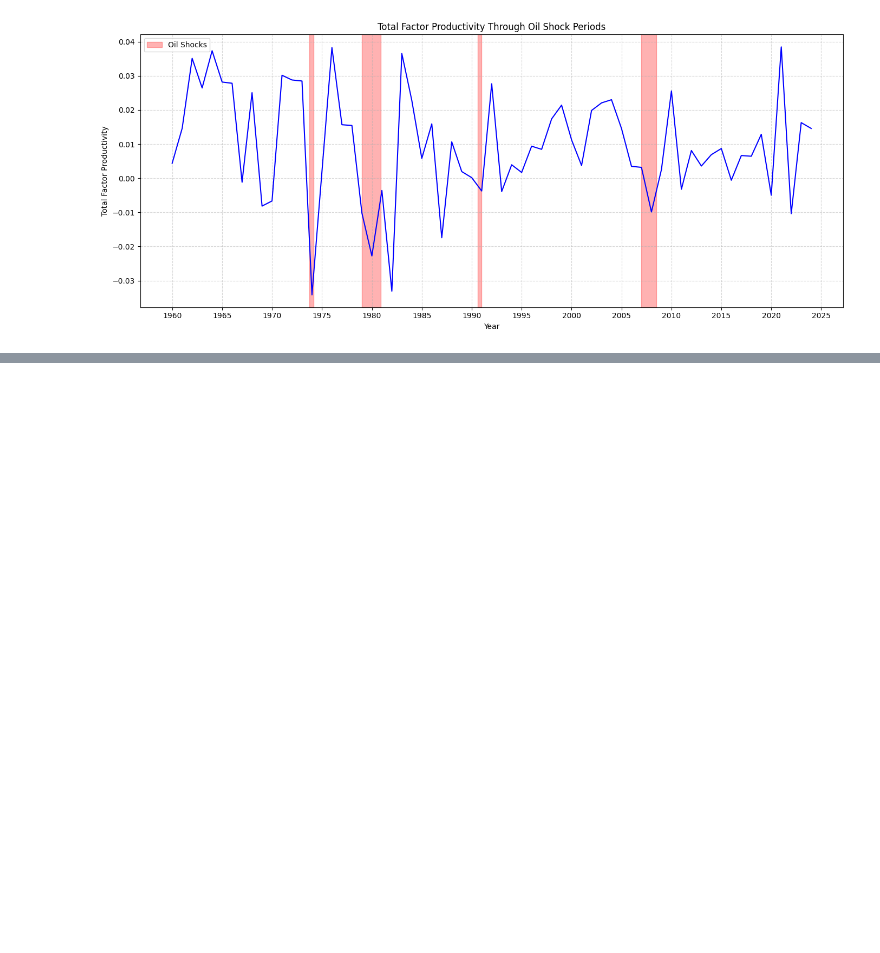
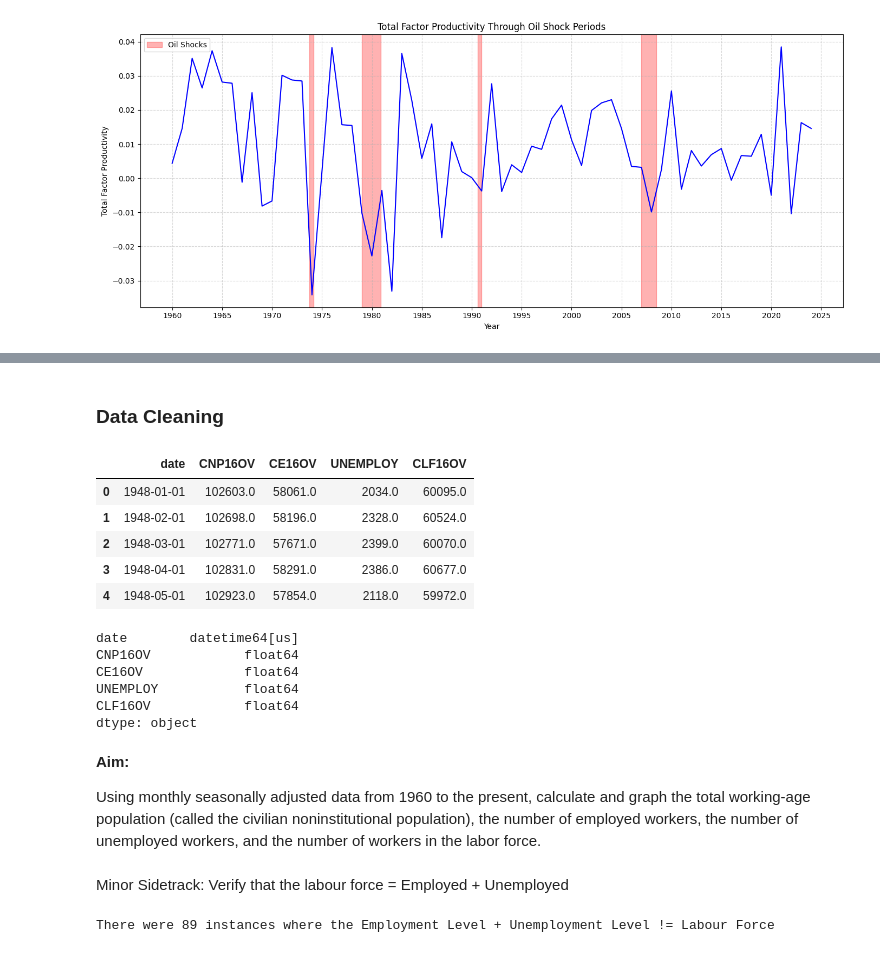
Before and after one commit to ChowchowWorks/Macroeconomics, a Jupyter notebook: src/labour_market.ipynb, the cells around one changed output, grey strips where cells are left out. Cells and saved outputs as stored; diff of their text form; code cells hidden in the pictures; blank space fills up the shorter version.

```diff
--- a/src/labour_market.ipynb
+++ b/src/labour_market.ipynb
@@ -259,0 +264,8 @@ plt.show()
+# %%
+civi_noninsti_pop = pd.read_csv("../data/CNP16OV.csv", header= 0, names= ['date', "CNP16OV"])
+
+employment_level = pd.read_csv("../data/CE16OV.csv", header= 0, names= ['date', 'CE16OV'])
+
+unemployment_level = pd.read_csv("../data/UNEMPLOY.csv", header= 0, names= ['date', 'UNEMPLOY'])
+
+labour_force = pd.read_csv("../data/CLF16OV.csv", header= 0, names= ['date', 'CLF16OV'])
@@ -259,0 +321,40 @@ plt.show()
+# %% [markdown]
+### Data Cleaning
+# %%
+labour_statistics = pd.concat([civi_noninsti_pop, employment_level[['CE16OV']], unemployment_level[['UNEMPLOY']], labour_force[['CLF16OV']]], axis= 1)
+
+## inner join specified since the data is continuous and there should not be any missing values
+
+labour_statistics.head()
+# %% [output]
+|  | date | CNP16OV | CE16OV | UNEMPLOY | CLF16OV |
+| 0 | 1948-01-01 | 102603.0 | 58061.0 | 2034.0 | 60095.0 |
+| 1 | 1948-02-01 | 102698.0 | 58196.0 | 2328.0 | 60524.0 |
+| 2 | 1948-03-01 | 102771.0 | 57671.0 | 2399.0 | 60070.0 |
+| 3 | 1948-04-01 | 102831.0 | 58291.0 | 2386.0 | 60677.0 |
+| 4 | 1948-05-01 | 102923.0 | 57854.0 | 2118.0 | 59972.0 |
+# %%
+labour_statistics['date'] = pd.to_datetime(labour_statistics['date'], format= "%Y-%m-%d")
+
+labour_statistics.dtypes
+# %% [output]
+date        datetime64[us]
+CNP16OV            float64
+CE16OV             float64
+UNEMPLOY           float64
+CLF16OV            float64
+dtype: object
+# %% [markdown]
+**Aim:**
+
+Using monthly seasonally adjusted data from 1960 to the present, calculate and graph the total working-age population (called the civilian noninstitutional population), the number of employed workers, the number of unemployed workers, and the number of workers in the labor force.
+# %% [markdown]
+Minor Sidetrack: Verify that the labour force = Employed + Unemployed
+# %%
+misc1 = pd.Series(labour_statistics['CLF16OV'] == labour_statistics['CE16OV'] + labour_statistics['UNEMPLOY'])
+
+num_anomalies = misc1.size - misc1.sum()
+
+print(f"There were {num_anomalies} instances where the Employment Level + Unemployment Level != Labour Force")
+# %% [output]
+There were 89 instances where the Employment Level + Unemployment Level != Labour Force
```
Also changed, not shown: parts of 9 cells of this notebook, 3 other files.
